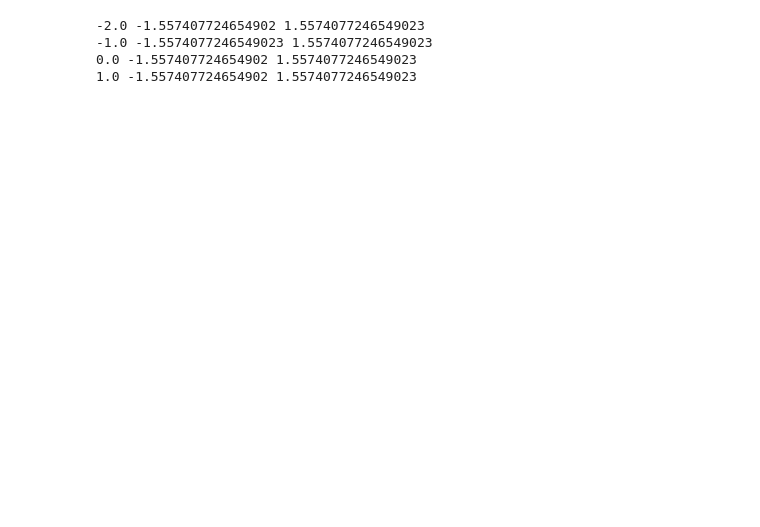
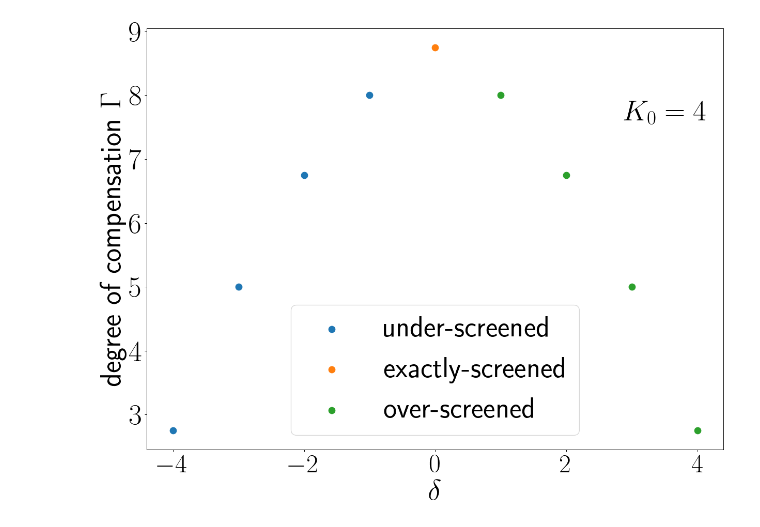
Before and after one commit to abhirup-m/Multichannel-Kondo-Project, a Jupyter notebook: numerics/chi.ipynb, the cells around one changed output. Cells and saved outputs as stored; diff of their text form; code cells hidden in the pictures; blank space fills up the shorter version.

```diff
--- a/numerics/chi.ipynb
+++ b/numerics/chi.ipynb
@@ -7,14 +7,14 @@ import matplotlib
 from math import factorial
 from matplotlib import pyplot as plt
 from math import e
-plt.rc('font', size=30)          # controls default text sizes
-# plt.rc('xtick', labelsize=30)    # fontsize of the tick labels
+plt.rc('font', size=45)          # controls default text sizes
+plt.rc('xtick', labelsize=40)    # fontsize of the tick labels
 # plt.rc('ytick', labelsize=30)    # fontsize of the tick labels
 # plt.rc('legend', fontsize=20)    # legend fontsize
 # plt.rc('lines', markersize = 10)
 
 matplotlib.rcParams['text.usetex'] = True
-plt.rcParams["figure.figsize"]= 16, 10
+plt.rcParams["figure.figsize"]= 16, 12
 plt.rcParams['figure.dpi'] = 90
 matplotlib.rcParams['lines.linewidth'] = 4
 plt.rcParams['axes.grid'] = False
@@ -267,41 +267,37 @@ for K in range(1, 8, 2):
 plt.legend()
 plt.show()
 # %%
-def ham(J,K):
+def ham(J,S,K):
+    Sx, Sy, Sz = jmat(S)
     sz = sigmaz()/2
     sx = sigmax()/2
     sy = sigmay()/2
     H = 0
     for ch in range(K):
-        H += J*tensor([sx] + [identity(2)]*ch + [sx] + [identity(2)]*(K-ch-1))
-        H += J*tensor([sy] + [identity(2)]*ch + [sy] + [identity(2)]*(K-ch-1))
-        H += J*tensor([sz] + [identity(2)]*ch + [sz] + [identity(2)]*(K-ch-1))
+        H += J*tensor([Sx] + [identity(2)]*ch + [sx] + [identity(2)]*(K-ch-1))
+        H += J*tensor([Sy] + [identity(2)]*ch + [sy] + [identity(2)]*(K-ch-1))
+        H += J*tensor([Sz] + [identity(2)]*ch + [sz] + [identity(2)]*(K-ch-1))
     return H
 
-K = 5
-H = ham(1, K)
-E,X = H.eigenstates()
-E = np.round(E, 10)
-Xgs = X[E == min(E)]
-# print (len(Xgs))
-Xgs_J = {}
-Jz = 0
-sz = sigmaz()/2
-for i in range(K+1):
-    Jz += tensor([identity(2)]*i + [sz] + [identity(2)]*(K-i))
-for X in Xgs:
-    # print (round(np.real((X.dag() * Jz * X)[0][0][0]), 2))
-    Xgs_J[round(np.real((X.dag() * Jz * X)[0][0][0]), 2)] = X
-for J_z in np.arange(-(K-1)/2, (K-1)/2):
-    theta = 1
-    g = (Xgs_J[J_z] + e**(theta*1j)*Xgs_J[J_z+1]).unit()
-    # print (g)
-    mx = np.real(g.dag() * tensor([sigmax()] + [identity(2)]*K) * g)[0][0]
-    my = np.real(g.dag() * tensor([sigmay()] + [identity(2)]*K) * g)[0][0]
-    mz = np.real(g.dag() * tensor([sigmaz()] + [identity(2)]*K) * g)[0][0]
-    print (J_z, my/mx, np.tan(theta))
+K_range = np.arange(1, 10, 1)
+S_range = np.flip(K_range/2)
+K0 = K_range[K_range == 2*S_range][0]
+delta = K_range - K0
+# print (K_range, 2*S_range)
+# gamma = []
+# for K,S in zip(K_range, S_range):
+#     H = ham(1, S, int(K))
+#     E, X = H.eigenstates()
+#     gamma.append(-min(E))
+gamma = np.array(gamma)
+plt.scatter(delta[delta<0], gamma[delta<0], s=100, label=r"under-screened")
+plt.scatter(delta[delta==0], gamma[delta==0], s=100, label=r"exactly-screened")
+plt.scatter(delta[delta>0], gamma[delta>0], s=100, label=r"over-screened")
+plt.xlabel(r"$\delta$")
+plt.legend()
+plt.ylabel(r"degree of compensation $\Gamma$")
+plt.text(0.9, 0.8, r"$K_0 = 4$", horizontalalignment='center', verticalalignment='center', transform=plt.gca().transAxes)
+plt.savefig("deg_of_comp.pdf", bbox_inches="tight")
+plt.show()
 # %% [output]
--2.0 -1.557407724654902 1.5574077246549023
--1.0 -1.5574077246549023 1.5574077246549023
-0.0 -1.557407724654902 1.5574077246549023
-1.0 -1.557407724654902 1.5574077246549023
+[figure, added]
```
Also changed, not shown: 12 other files.
